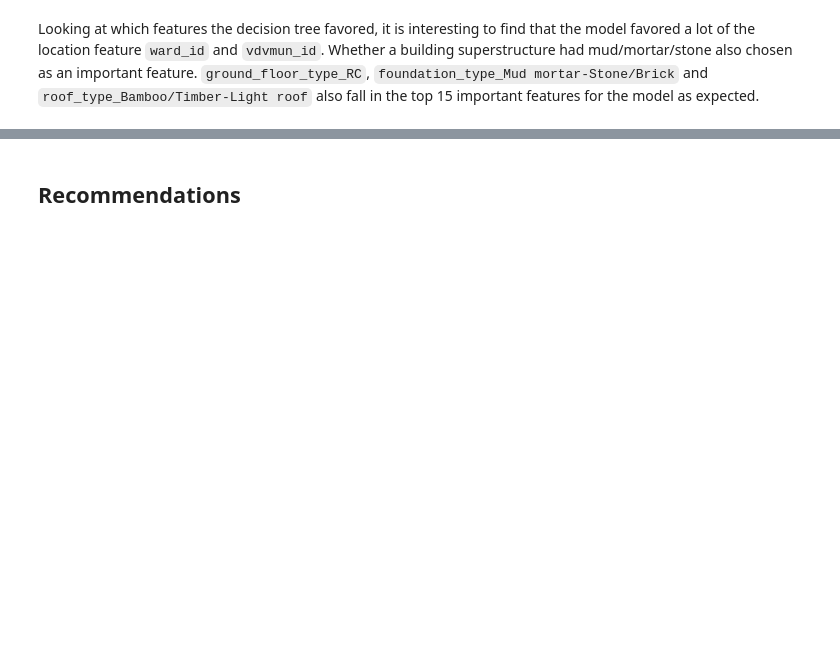
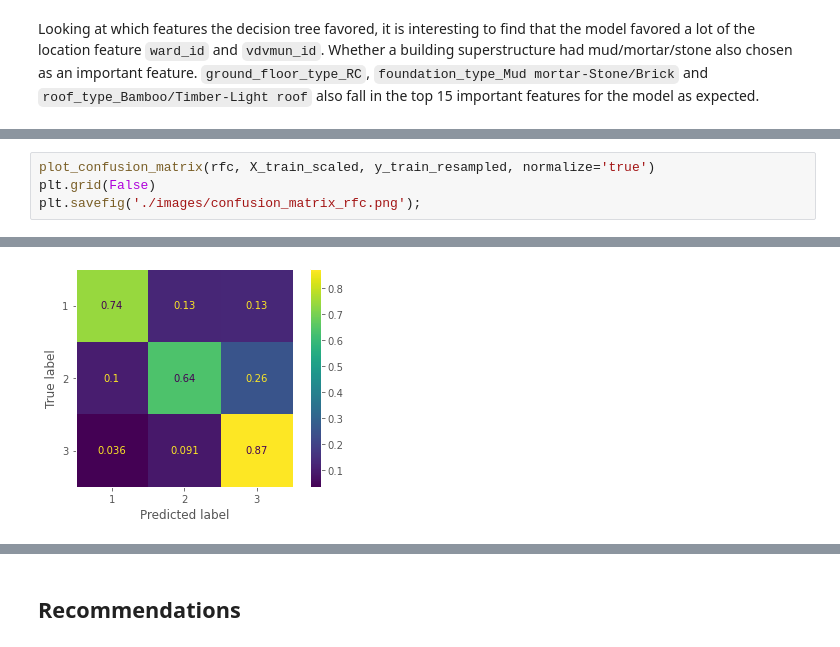
Before and after one commit to Yeshi341/structural_damage_from_earthquake, a Jupyter notebook: predicting_building_damage.ipynb, the cells around one changed output, grey strips where cells are left out. Saved outputs shown, nothing was run; the diff lists cells and outputs as text; blank space fills up the shorter version.

```diff
--- a/predicting_building_damage.ipynb
+++ b/predicting_building_damage.ipynb
@@ -812,0 +926,5 @@ Looking at which features the decision tree favored, it is interesting to find t
+# %%
+plot_confusion_matrix(rfc, X_train_scaled, y_train_resampled, normalize='true')
+plt.grid(False)
+plt.savefig('./images/confusion_matrix_rfc.png');
+# %% [output]
@@ -812,0 +937 @@ Looking at which features the decision tree favored, it is interesting to find t
+[figure, added]
```
Also changed, not shown: parts of 34 cells of this notebook, 6 other files.
